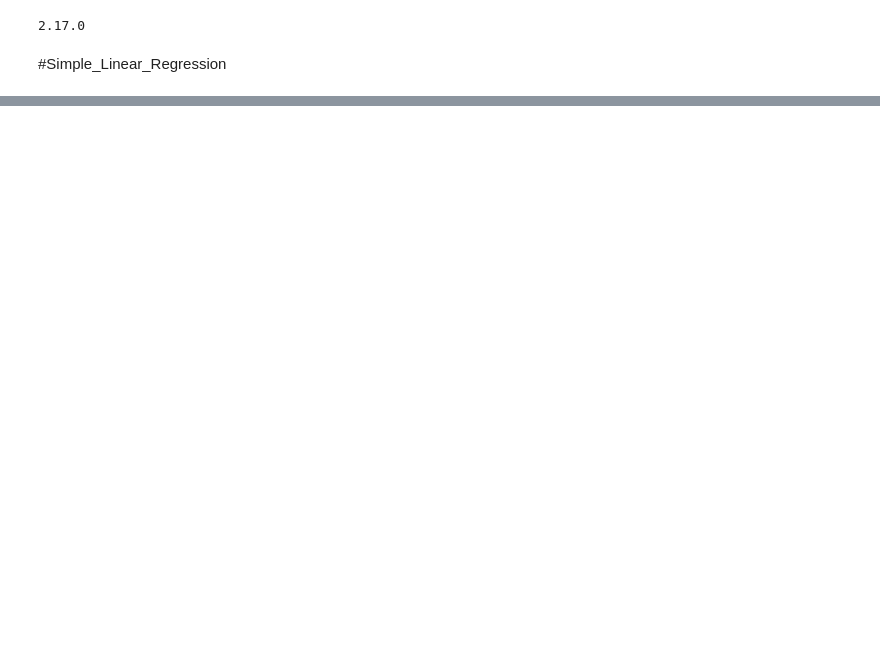
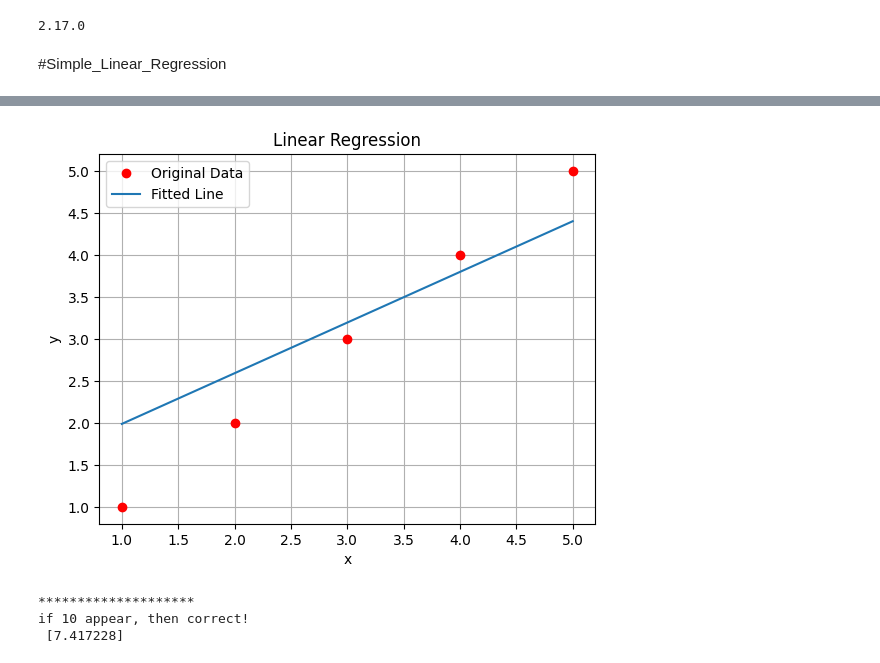
Before and after one commit to sokhan1/PYTHON, a Jupyter notebook: Simple_Regression_Assignment.ipynb, the cells around one changed output, grey strips where cells are left out. Cells and saved outputs as stored; diff of their text form; code cells hidden in the pictures; blank space fills up the shorter version.

```diff
--- a/Simple_Regression_Assignment.ipynb
+++ b/Simple_Regression_Assignment.ipynb
@@ -41,0 +105,25 @@ def train():
+# %%
+#visualization
+
+import matplotlib.pyplot as plt
+
+plt.plot(X,Y,"ro", label = "Original Data") #bx
+plt.plot(X,np.array(W*X + b), label = "Fitted Line")
+plt.legend()
+plt.grid()
+plt.title("Linear Regression")
+plt.xlabel("x")
+plt.ylabel("y")
+plt.show()
+# %% [output]
+[figure, added]
+# %%
+# Prediction or Inference
+x_test = [10]
+x_test_predict = np.array(W*x_test + b)
+print("*"*20)
+print("if 10 appear, then correct!\n", x_test_predict)
+# %% [output]
+********************
+if 10 appear, then correct!
+ [7.417228]
```
Also changed, not shown: parts of 4 cells of this notebook.
